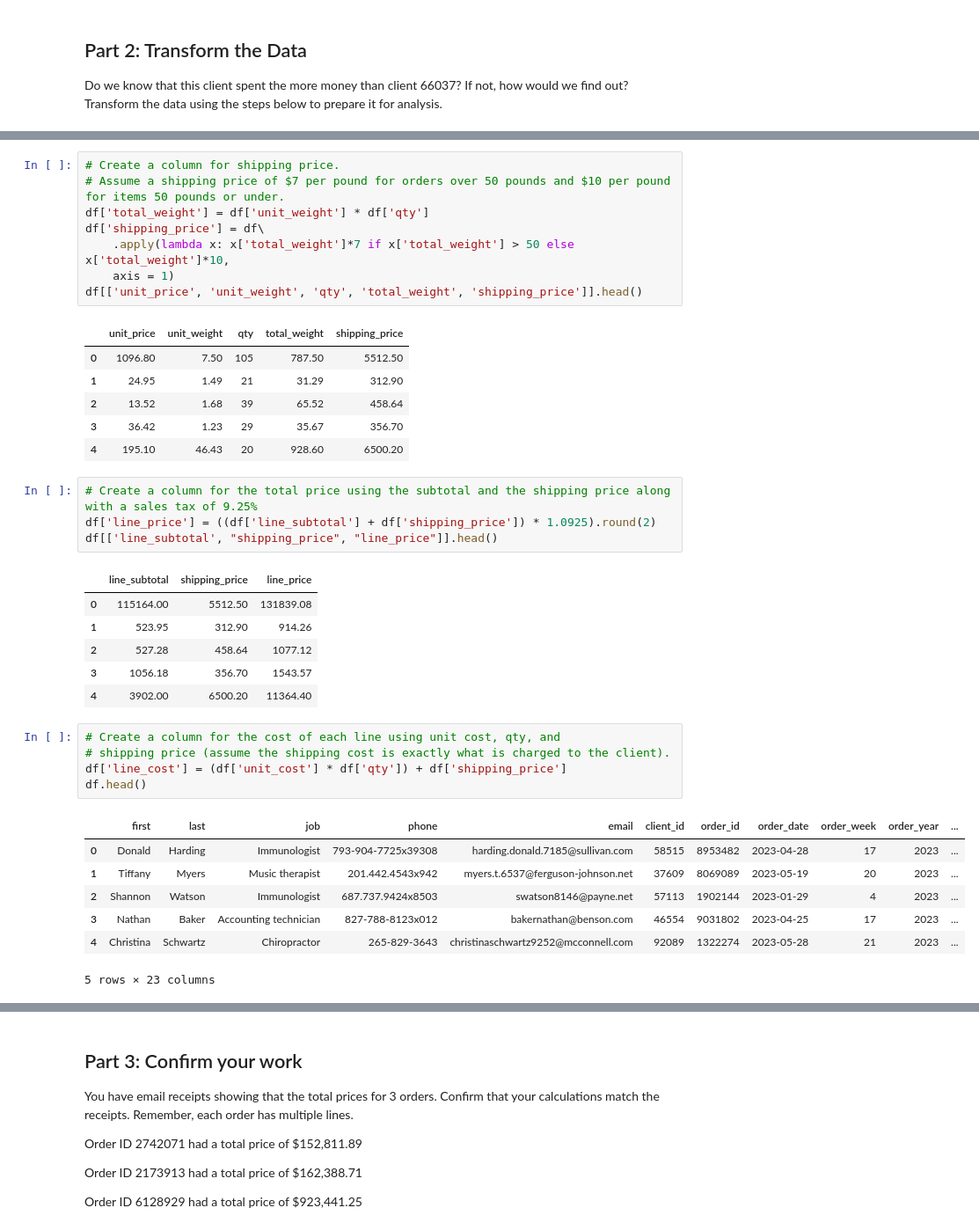
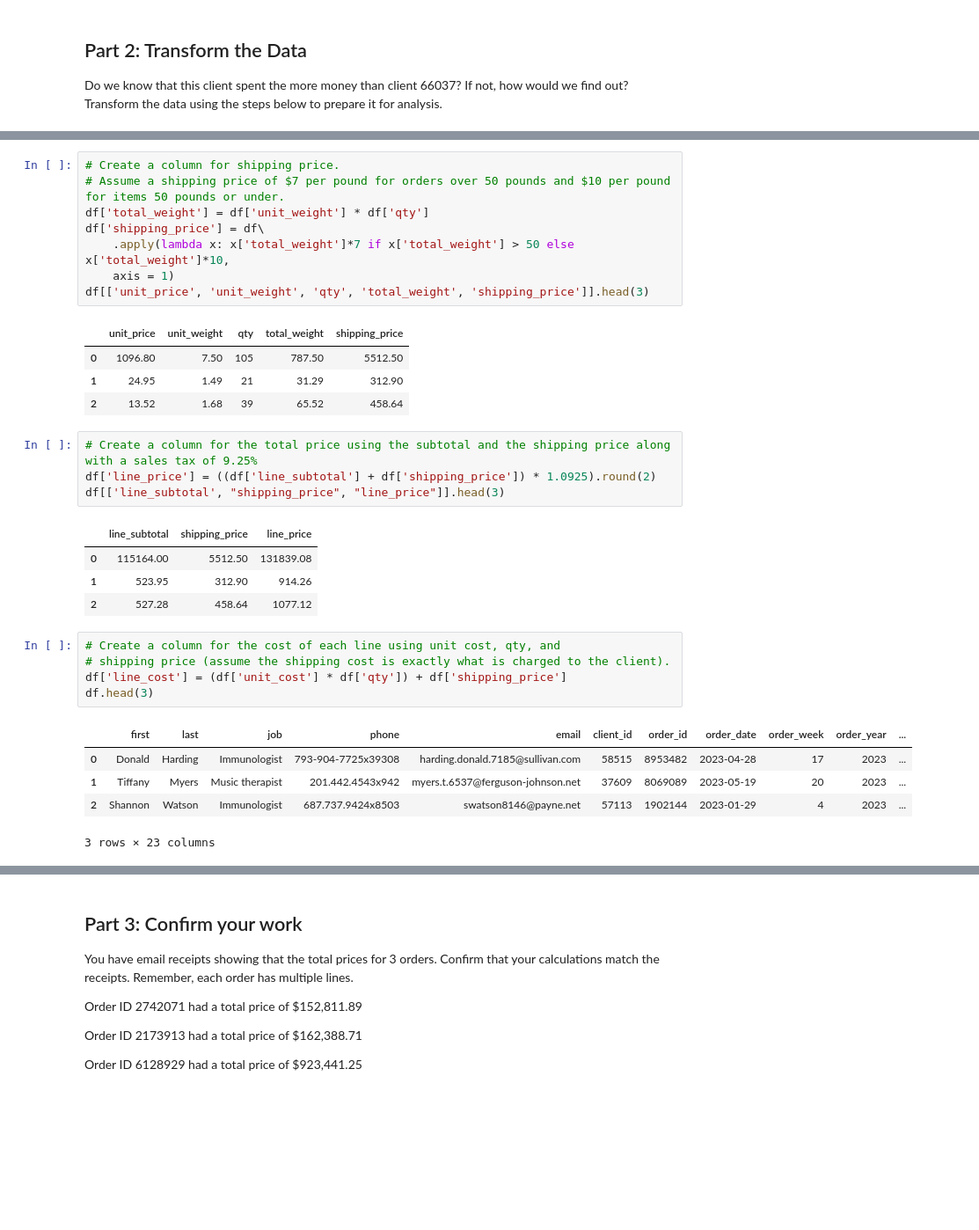
Before and after one commit to mmurphy2k/pandas-challenge-1, a Jupyter notebook: wholesale_data_analysis_starter_code.ipynb, the cells around one changed output, grey strips where cells are left out. Shown at 88% size. Drawn from its saved outputs; the diff is of its cells as text; blank space fills up the shorter version.

```diff
--- a/wholesale_data_analysis_starter_code.ipynb
+++ b/wholesale_data_analysis_starter_code.ipynb
@@ -136,38 +133,32 @@ df['total_weight'] = df['unit_weight'] * df['qty']
 df['shipping_price'] = df\
     .apply(lambda x: x['total_weight']*7 if x['total_weight'] > 50 else x['total_weight']*10,
     axis = 1)
-df[['unit_price', 'unit_weight', 'qty', 'total_weight', 'shipping_price']].head()
+df[['unit_price', 'unit_weight', 'qty', 'total_weight', 'shipping_price']].head(3)
 # %% [output]
 |  | unit_price | unit_weight | qty | total_weight | shipping_price |
 | 0 | 1096.80 | 7.50 | 105 | 787.50 | 5512.50 |
 | 1 | 24.95 | 1.49 | 21 | 31.29 | 312.90 |
 | 2 | 13.52 | 1.68 | 39 | 65.52 | 458.64 |
-| 3 | 36.42 | 1.23 | 29 | 35.67 | 356.70 |
-| 4 | 195.10 | 46.43 | 20 | 928.60 | 6500.20 |
 # %%
 # Create a column for the total price using the subtotal and the shipping price along with a sales tax of 9.25%
 df['line_price'] = ((df['line_subtotal'] + df['shipping_price']) * 1.0925).round(2)
-df[['line_subtotal', "shipping_price", "line_price"]].head()
+df[['line_subtotal', "shipping_price", "line_price"]].head(3)
 # %% [output]
 |  | line_subtotal | shipping_price | line_price |
 | 0 | 115164.00 | 5512.50 | 131839.08 |
 | 1 | 523.95 | 312.90 | 914.26 |
 | 2 | 527.28 | 458.64 | 1077.12 |
-| 3 | 1056.18 | 356.70 | 1543.57 |
-| 4 | 3902.00 | 6500.20 | 11364.40 |
 # %%
 # Create a column for the cost of each line using unit cost, qty, and
 # shipping price (assume the shipping cost is exactly what is charged to the client).
 df['line_cost'] = (df['unit_cost'] * df['qty']) + df['shipping_price']
-df.head()
+df.head(3)
 # %% [output]
 |  | first | last | job | phone | email | client_id | order_id | order_date | order_week | order_year | ... |
 | 0 | Donald | Harding | Immunologist | 793-904-7725x39308 | harding.donald.7185@sullivan.com | 58515 | 8953482 | 2023-04-28 | 17 | 2023 | ... |
 | 1 | Tiffany | Myers | Music therapist | 201.442.4543x942 | myers.t.6537@ferguson-johnson.net | 37609 | 8069089 | 2023-05-19 | 20 | 2023 | ... |
 | 2 | Shannon | Watson | Immunologist | 687.737.9424x8503 | swatson8146@payne.net | 57113 | 1902144 | 2023-01-29 | 4 | 2023 | ... |
-| 3 | Nathan | Baker | Accounting technician | 827-788-8123x012 | bakernathan@benson.com | 46554 | 9031802 | 2023-04-25 | 17 | 2023 | ... |
-| 4 | Christina | Schwartz | Chiropractor | 265-829-3643 | christinaschwartz9252@mcconnell.com | 92089 | 1322274 | 2023-05-28 | 21 | 2023 | ... |
-5 rows × 23 columns
+3 rows × 23 columns
 # %%
 # Create a column for the profit of each line using line cost and line price
 df['line_profit'] = df['line_price'] - df['line_cost']
```
Also changed, not shown: parts of 2 cells of this notebook, 1 other file.
